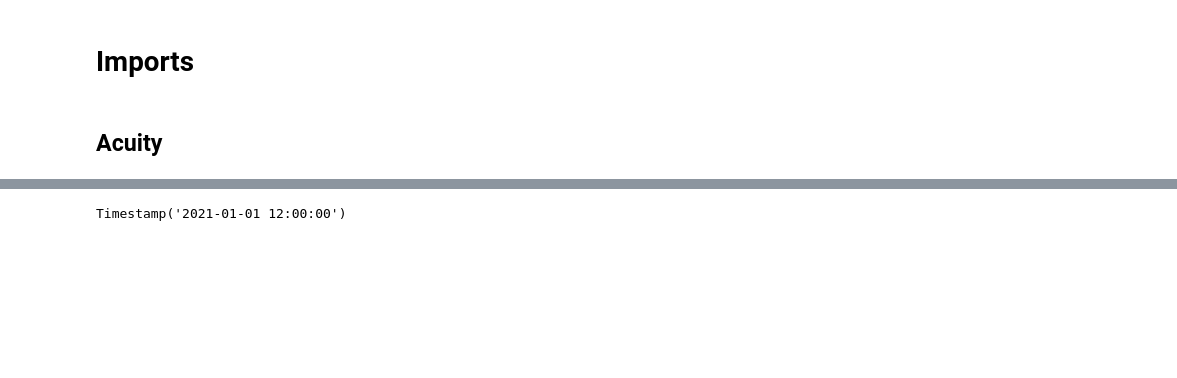
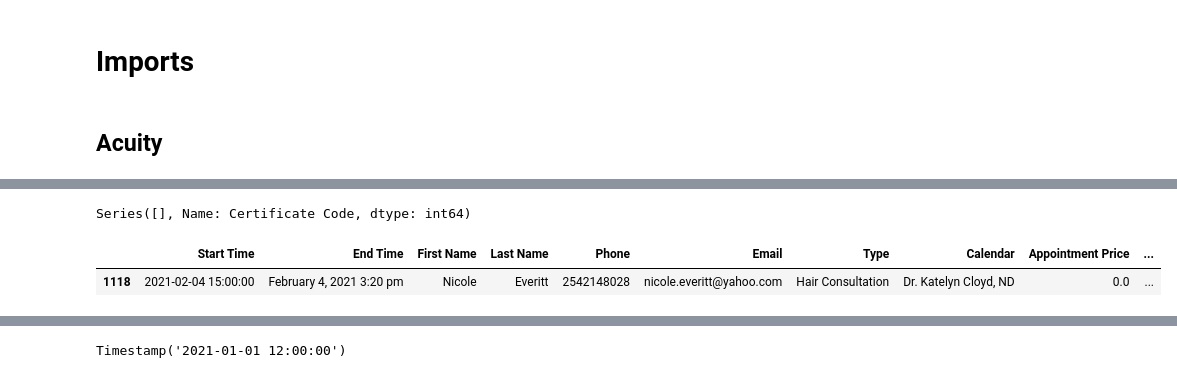
Before and after one commit to meaganrossi/OrderData, a Jupyter notebook: Intake.ipynb, the cells around one changed output, grey strips where cells are left out. Cells and saved outputs as stored; diff of their text form; code cells hidden in the pictures; blank space fills up the shorter version.

```diff
--- a/Intake.ipynb
+++ b/Intake.ipynb
@@ -43 +65,10 @@ sns.heatmap(intake.isnull(), cbar=False)
+# %%
+intake['Scheduled By'].value_counts()
+# %% [output]
+Series([], Name: Certificate Code, dtype: int64)
+# %%
+intake.loc[intake['Appointment ID'] == 507163280]
+# %% [output]
+|  | Start Time | End Time | First Name | Last Name | Phone | Email | Type | Calendar | Appointment Price | ... |
+| 1118 | 2021-02-04 15:00:00 | February 4, 2021 3:20 pm | Nicole | Everitt | 2542148028 | nicole.everitt@yahoo.com | Hair Consultation | Dr. Katelyn Cloyd, ND | 0.0 | ... |
 # %%
```
Also changed, not shown: parts of 22 cells of this notebook.
